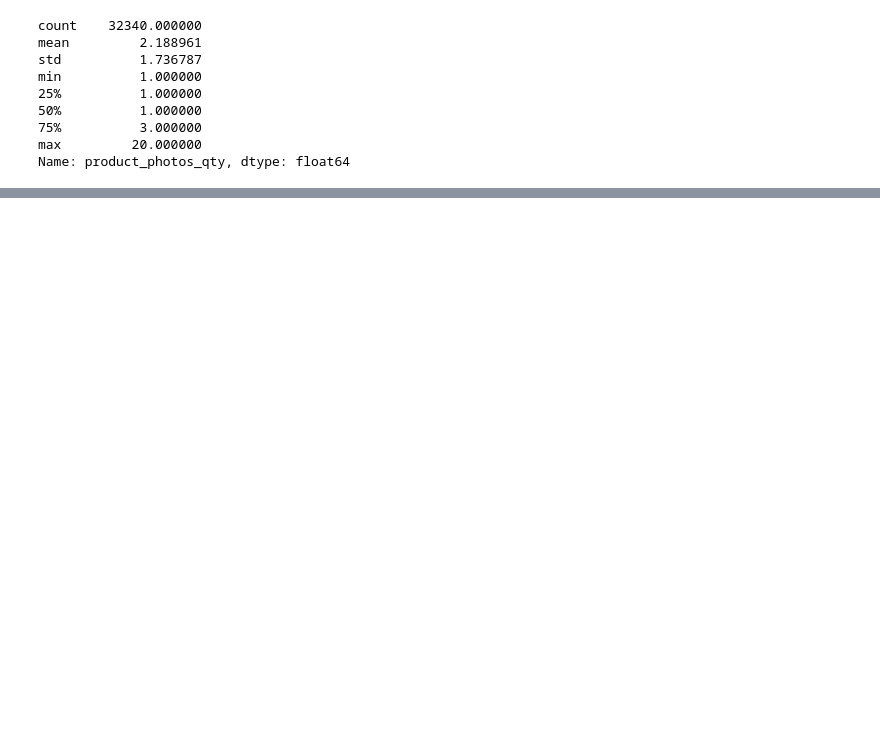
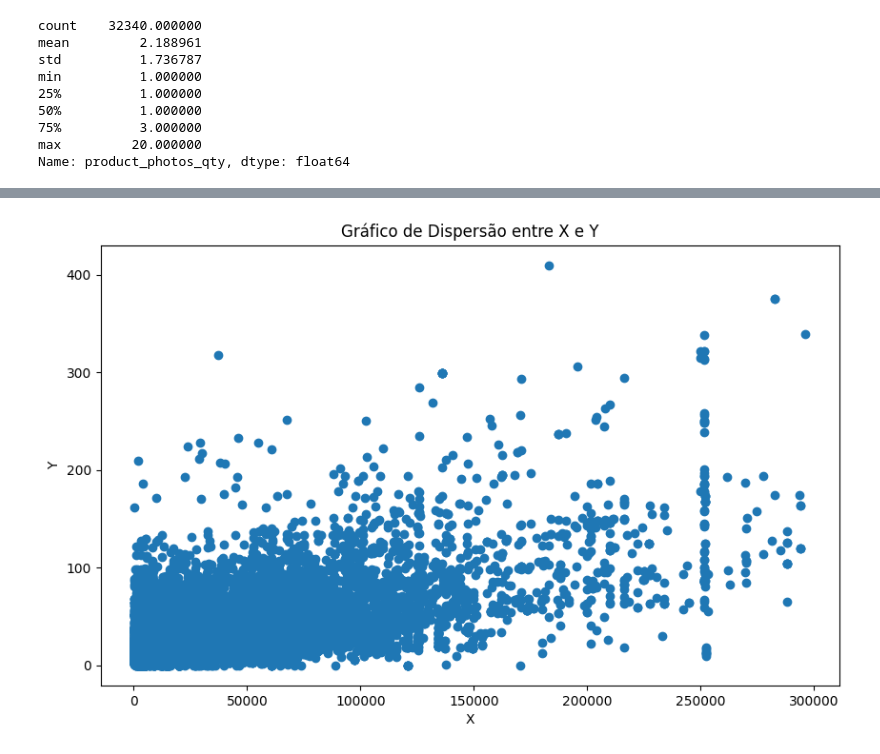
Before and after one commit to carolinarutililima/Trabalho_Final_Tecnicas_Prg, a Jupyter notebook: items_productos_sheet.ipynb, the cells around one changed output, grey strips where cells are left out. Saved outputs shown, nothing was run; the diff lists cells and outputs as text; code cells hidden in the pictures; blank space fills up the shorter version.

```diff
--- a/items_productos_sheet.ipynb
+++ b/items_productos_sheet.ipynb
@@ -235,0 +308,3 @@ df_items
+# %%
+df_merged = pd.merge(df, df_items, on='product_id', how='inner')
+df_merged
@@ -235,0 +445,19 @@ df_items
+# %%
+# volume x frete
+import matplotlib.pyplot as plt
+
+# Supondo que df seja o seu DataFrame e que 'X' e 'Y' sejam os nomes das colunas que você quer plotar
+
+# Criar um gráfico de dispersão
+plt.figure(figsize=(10, 6)) # Define o tamanho da figura
+plt.scatter(df_merged['volume_produto'], df_merged['freight_value']) # Cria um gráfico de dispersão com os dados
+
+# Adicionar títulos e rótulos
+plt.title('Gráfico de Dispersão entre X e Y')
+plt.xlabel('X')
+plt.ylabel('Y')
+
+# Mostrar o gráfico
+plt.show()
+# %% [output]
+[figure, added]
```
Also changed, not shown: parts of 13 cells of this notebook.
